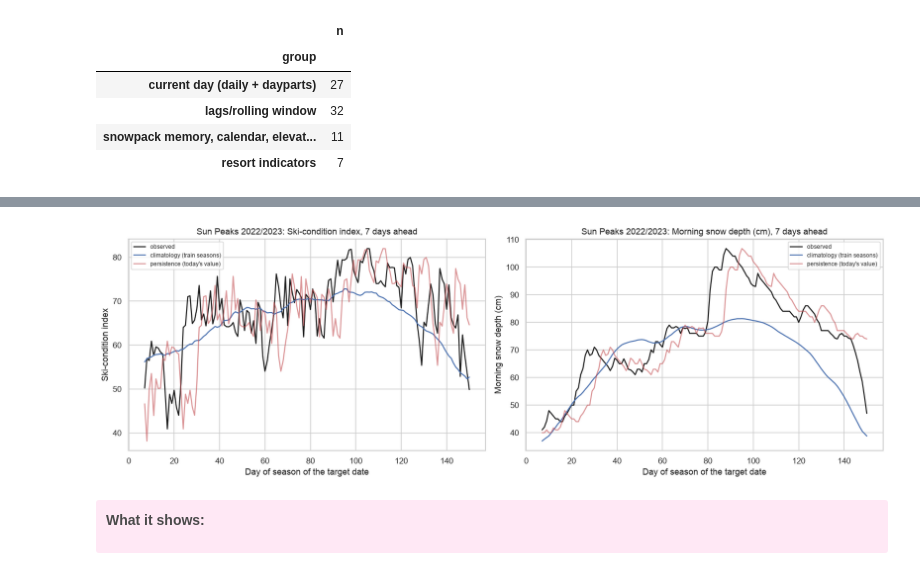
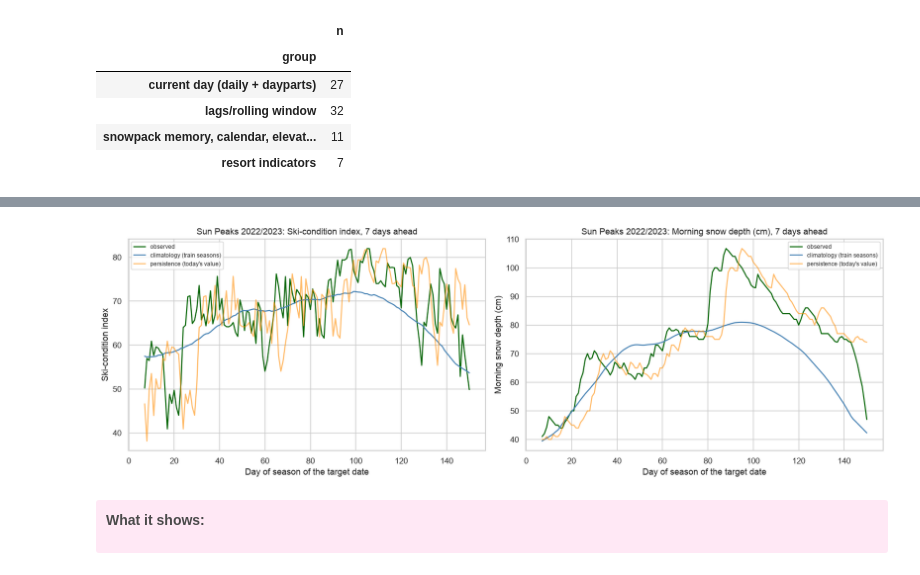
Before and after one commit to LiviaJonnatan/snowpredict, a Jupyter notebook: MS3.ipynb, the cells around one changed output, grey strips where cells are left out. Saved outputs shown, nothing was run; the diff lists cells and outputs as text; code cells hidden in the pictures.

Commit message:
Finishing EDA, supervised table, and baseline points

```diff
--- a/MS3.ipynb
+++ b/MS3.ipynb
@@ -427,12 +441,10 @@ def build_supervised(daily, horizon=HORIZON):
 # %%
 t0 = time.time()
 sup = build_supervised(raw)
-ENGINEERED = [c for c in sup.columns if any (c.endswith(s) for s in [f"_lag{L}" for L in LAGS] + [f"_sum{w}" for w in WINDOWS] + [f"_mean{w}" for w in WINDOWS])]
+ENGINEERED = [c for c in sup.columns if any(c.endswith(s) for s in [f"_lag{L}" for L in LAGS] + [f"_sum{w}" for w in WINDOWS] + [f"_mean{w}" for w in WINDOWS])]
 EXTRA = ["snow_depth_change3", "snow_depth_change7", "days_since_snow10", "freeze_thaw_days7", "doy_sin", "doy_cos", "day_of_season", "season", "sun_frac", "temp_base_minus_high", "region_east"]
-FEATURES = CURRENT + ENGINEERED + EXTRA + [c for c in sup.columns if c.startswith("resort_")]
-Y_INDEX = "y_ski_index"
-Y_DEPTH = "y_snow_depth_mean_am"
-print(f"Supervised table: {sup.shape[0]:,} rows, {len(FEATURES)} features, built in {time.time()-t0:.0f}s")
-print(f"Prediction dates run from day {sup["day_of_season"].min()} to day {sup["day_of_season"].max()} of the season (December 1 to about April 23), target dates reach 30 April | rows per season: {sup.groupby("season").size().min()} - {sup.groupby("season").size().max()}")
-sup[["resort", "date", "y_date", "season", "day_of_season", "y_dos", "ski_index", Y_INDEX, "snow_depth_mean_am", Y_DEPTH]].head()
+CANDIDATES = CURRENT + ENGINEERED + EXTRA + [c for c in sup.columns if c.startswith("resort_")]   # the final list is fixed in 4.2
+Y_INDEX, Y_DEPTH = "y_ski_index", "y_snow_depth_mean_am"
+print(f"Supervised table: {sup.shape[0]:,} rows, {len(CANDIDATES)} candidate features")
+print(f"Prediction dates run from day {sup['day_of_season'].min()} to day {sup['day_of_season'].max()} of the season (1 December to about 23 April); target dates reach 30 April | rows per season: {sup.groupby('season').size().min()} - {sup.groupby('season').size().max()}")
 # %% [output]
@@ -488,0 +499,20 @@ pd.DataFrame({"group": ["current day (daily + dayparts)", "lags/rolling window",
+# %%
+trn = sup[sup["season"].isin(TRAIN_SEASONS)]
+
+def loso(fn):
+    return pd.DataFrame([fn(trn[trn["season"] != s], trn[trn["season"] == s]) for s in TRAIN_SEASONS]).mean()
+
+def climatology_predict(train, test, target, smooth=None):
+    #day-of-season mean of "target" at the target date, computed on trains only, looked up for tests
+    smooth = CLIM_SMOOTH if smooth is None else smooth
+    parts = [train[["resort", "y_dos", target]].assign(y_dos=train["y_dos"] + s) for s in range(-smooth, smooth+1)]
+    pooled = pd.concat(parts).groupby(["resort", "y_dos"])[target].mean().rename("clim")
+    return test[["resort", "y_dos"]].merge(pooled, on=["resort", "y_dos"], how="left")["clim"].to_numpy()
+
+def check_smoothing():
+    return pd.DataFrame([{"smooth": sm, **loso(lambda tr, va: {
+        "index MAE": mean_absolute_error(va[Y_INDEX], climatology_predict(tr, va, Y_INDEX, smooth=sm)),
+        "depth MAE": mean_absolute_error(va[Y_DEPTH], climatology_predict(tr, va, Y_DEPTH, smooth=sm))})}
+        for sm in [0, 1, 3, 5, 7, 10, 15]]).set_index("smooth")
+
+cached("check_smoothing", check_smoothing).round(3)
@@ -495,12 +640,6 @@ pd.DataFrame({"group": ["current day (daily + dayparts)", "lags/rolling window",
 
 Both are first scored n the fixed validation seasons (train 2006-2020, validate 2021-2023) to set the bar, then inside every cross-validation fold.
 # %%
-def climatology_predict(train, test, target, smooth=3):
-    #day-of-season mean of "target" at the target date, computed on trains only, looked up for tests
-    parts = [train[["resort", "y_dos", target]].assign(y_dos=train["y_dos"] + s) for s in range(-smooth, smooth+1)]
-    pooled = pd.concat(parts).groupby(["resort", "y_dos"])[target].mean().rename("clim")
-    return test[["resort", "y_dos"]].merge(pooled, on=["resort", "y_dos"], how="left")["clim"].to_numpy()
-
 def persistence_predict(test, target):
     return test[target.replace("y_", "", 1)].to_numpy()
 
@@ -530,20 +669,20 @@ baseline_tbl
 # %%
 # Let's see what the two baselines look like against one validation winter
 name, s = "Sun Peaks", 2023
 v = va[(va["resort"] == name) & (va["season"] == s)]
 fig, axes = plt.subplots(1, 2, figsize=(15, 5))
 for ax, target, lab in zip(axes, [Y_INDEX, Y_DEPTH], ["Ski-condition index", "Morning snow depth (cm)"]):
-    ax.plot(v["y_dos"], v[target], color="k", label="observed")
-    ax.plot(v["y_dos"], climatology_predict(tr, v, target), color="C0", label="climatology (train seasons)")
-    ax.plot(v["y_dos"], persistence_predict(v, target), color="C3", alpha=0.6, label="persistence (today's value)")
+    ax.plot(v["y_dos"], v[target], color="darkgreen", label="observed")
+    ax.plot(v["y_dos"], climatology_predict(tr, v, target), color="steelblue", label="climatology (train seasons)")
+    ax.plot(v["y_dos"], persistence_predict(v, target), color="darkorange", alpha=0.6, label="persistence (today's value)")
     ax.set_title(f"{name} {s-1}/{s}: {lab}, {HORIZON} days ahead")
     ax.set_xlabel("Day of season of the target date")
     ax.set_ylabel(lab)
     ax.legend(fontsize=8)
 fig.tight_layout()
 plt.show()
 # %% [output]
-[figure, old version]
+[figure, new version]
 # %% [markdown]
 <div class="alert alert-info" style="color: #4a4a4a; background-color: #ffe8f5; border-color: #feddef; border-width: 1px; border-radius: 3px; padding: 10px;">
 
```
Also changed, not shown: parts of 32 cells of this notebook, 1 other file.
